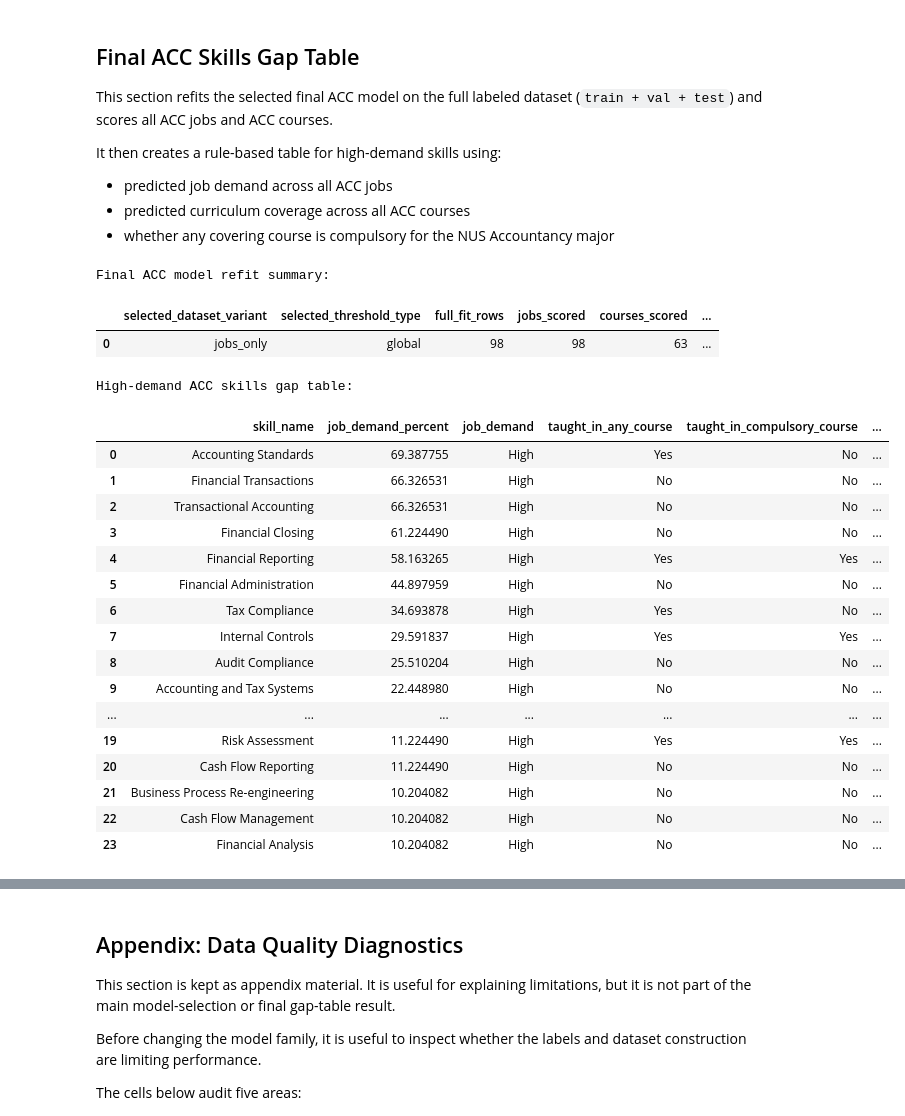
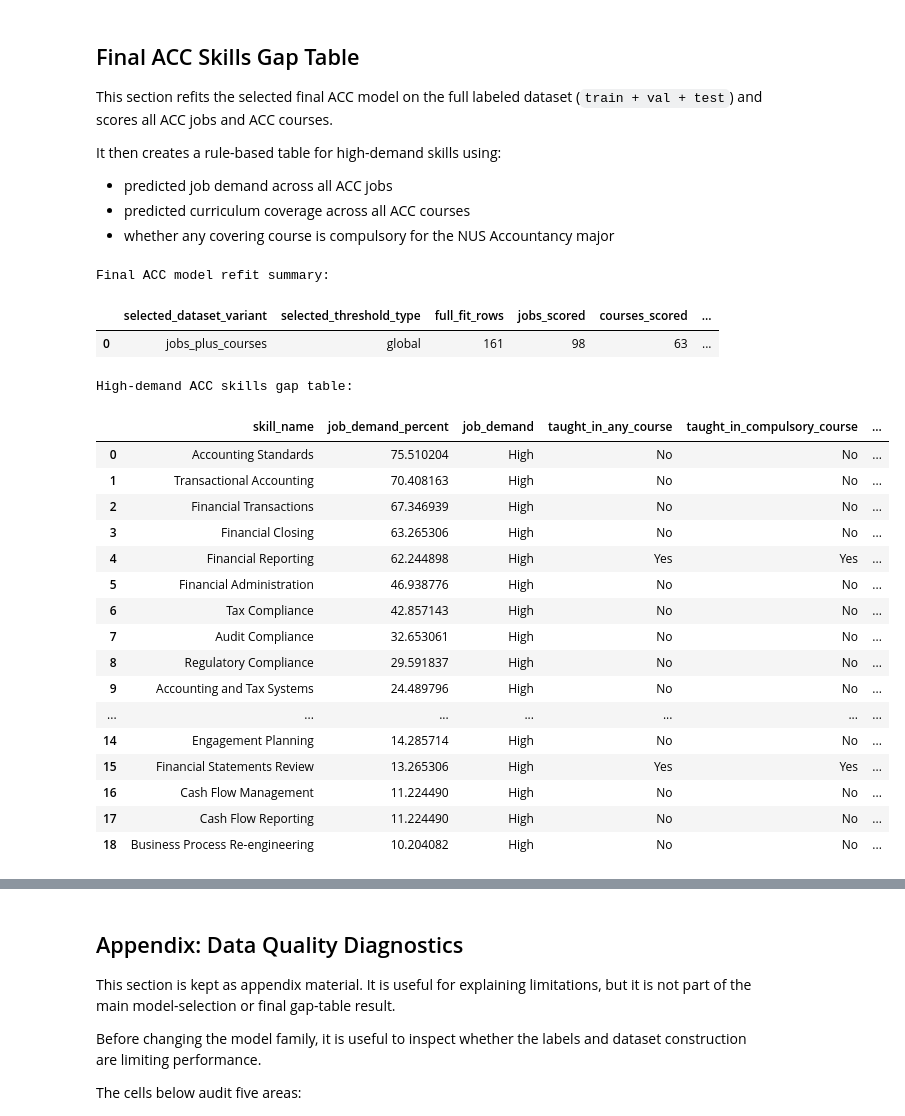
Before and after one commit to Bomb-omb/dsa4264-JobReady, a Jupyter notebook: model/ovr_thres_acc.ipynb, the cells around one changed output, grey strips where cells are left out. Saved outputs shown, nothing was run; the diff lists cells and outputs as text; code cells hidden in the pictures.

```diff
--- a/model/ovr_thres_acc.ipynb
+++ b/model/ovr_thres_acc.ipynb
@@ -125,46 +125,54 @@ def build_dataset(train_df, val_df, test_df, skill_names):
     return X_train, X_val, X_test, Y_train, Y_val, Y_test
 
 
-def fit_ovr_probabilities(X_train, Y_train, X_val, X_test, skill_names):
-    # Initialize probability arrays with zeros
+def fit_ovr_probabilities(X_train, Y_train, X_val, skill_names):
+    # Fit on train and score validation only; test is handled after model selection.
     train_proba = np.zeros((X_train.shape[0], len(skill_names)), dtype=np.float32)
     val_proba = np.zeros((X_val.shape[0], len(skill_names)), dtype=np.float32)
-    test_proba = np.zeros((X_test.shape[0], len(skill_names)), dtype=np.float32)
 
     fitted_mask = np.zeros(len(skill_names), dtype=bool)
     fitted_models = [None] * len(skill_names)
+    constant_proba = np.full(len(skill_names), np.nan, dtype=np.float32)
     skipped_skills = []
 
     for j, skill_name in enumerate(skill_names):
         y_train_j = Y_train[:, j]
         unique_classes = np.unique(y_train_j)
 
-        # Handle edge case: Skill has only one class (all 0s or all 1s)
+        # LogisticRegression needs both positive and negative examples.
         if len(unique_classes) < 2:
             constant_val = float(unique_classes[0])
             train_proba[:, j] = constant_val
             val_proba[:, j] = constant_val
-            test_proba[:, j] = constant_val
+            constant_proba[j] = constant_val
             skipped_skills.append(skill_name)
             continue
 
-        # Standard OvR Binary Classifier
         model = LogisticRegression(
-            class_weight="balanced", # Vital for rare skills
+            class_weight="balanced",
             max_iter=2000,
-            random_state=42
+            random_state=42,
         )
         model.fit(X_train, y_train_j)
 
-        # Store Class 1 (Positive) probabilities
         train_proba[:, j] = model.predict_proba(X_train)[:, 1]
         val_proba[:, j] = model.predict_proba(X_val)[:, 1]
-        test_proba[:, j] = model.predict_proba(X_test)[:, 1]
 
         fitted_mask[j] = True
         fitted_models[j] = model
 
-    return train_proba, val_proba, test_proba, fitted_mask, fitted_models, skipped_skills
+    return train_proba, val_proba, fitted_mask, fitted_models, skipped_skills, constant_proba
+
+
+def predict_ovr_probabilities(X, fitted_models, constant_proba, skill_names):
+    proba = np.zeros((X.shape[0], len(skill_names)), dtype=np.float32)
+    for j, model in enumerate(fitted_models):
+        if model is None:
+            if not np.isnan(constant_proba[j]):
+                proba[:, j] = constant_proba[j]
+            continue
+        proba[:, j] = model.predict_proba(X)[:, 1]
+    return proba
 
 
 def micro_metrics(y_true, y_pred):
@@ -318,10 +328,5 @@ This helps us compare the OVR model against the same kinds of setups explored in
 # %%
 dataset_variants = {
-    "jobs_only": {
-        "train": jobs_train_df,
-        "val": jobs_val_df,
-        "test": jobs_test_df,
-    },
     "jobs_plus_courses": {
         "train": pd.concat([jobs_train_df, courses_train_df], ignore_index=True),
         "val": pd.concat([jobs_val_df, courses_val_df], ignore_index=True),
@@ -787,10 +775,7 @@ if "courses_all_df" not in globals():
         courses_test_df.assign(split="test"),
     ], ignore_index=True)
 
-if best_variant_name == "jobs_only":
-    full_fit_df = jobs_all_df.reset_index(drop=True).copy()
-else:
-    full_fit_df = pd.concat([jobs_all_df, courses_all_df], ignore_index=True)
+full_fit_df = pd.concat([jobs_all_df, courses_all_df], ignore_index=True)
 
 X_full_fit = np.vstack(full_fit_df["embedding"].to_numpy()).astype(np.float32)
 Y_full_fit = build_indicator_matrix(full_fit_df["actual_skill_lists"].tolist(), skill_names)
@@ -902,50 +887,50 @@ final_model_refit_summary_df = pd.DataFrame({
     "selected_dataset_variant": [best_variant_name],
     "selected_threshold_type": [best_threshold_type],
     "full_fit_rows": [len(full_fit_df)],
     "jobs_scored": [len(jobs_all_df)],
     "courses_scored": [len(courses_all_df)],
     "fitted_skills_after_refit": [int(full_fitted_mask.sum())],
     "skipped_skills_after_refit": [len(full_skipped_skills)],
     "high_demand_threshold_percent": [HIGH_DEMAND_THRESHOLD_PERCENT],
 })
 
 print("Final ACC model refit summary:")
 display(final_model_refit_summary_df)
 print()
 print("High-demand ACC skills gap table:")
 display(high_demand_gap_table_df[[
     "skill_name",
     "job_demand_percent",
     "job_demand",
     "taught_in_any_course",
     "taught_in_compulsory_course",
     "curriculum_coverage",
     "gap_interpretation",
     "compulsory_courses",
     "elective_courses",
 ]])
 # %% [output]
 Final ACC model refit summary:
 |  | selected_dataset_variant | selected_threshold_type | full_fit_rows | jobs_scored | courses_scored | ... |
-| 0 | jobs_only | global | 98 | 98 | 63 | ... |
+| 0 | jobs_plus_courses | global | 161 | 98 | 63 | ... |
 High-demand ACC skills gap table:
 |  | skill_name | job_demand_percent | job_demand | taught_in_any_course | taught_in_compulsory_course | ... |
-| 0 | Accounting Standards | 69.387755 | High | Yes | No | ... |
-| 1 | Financial Transactions | 66.326531 | High | No | No | ... |
-| 2 | Transactional Accounting | 66.326531 | High | No | No | ... |
-| 3 | Financial Closing | 61.224490 | High | No | No | ... |
-| 4 | Financial Reporting | 58.163265 | High | Yes | Yes | ... |
-| 5 | Financial Administration | 44.897959 | High | No | No | ... |
-| 6 | Tax Compliance | 34.693878 | High | Yes | No | ... |
-| 7 | Internal Controls | 29.591837 | High | Yes | Yes | ... |
-| 8 | Audit Compliance | 25.510204 | High | No | No | ... |
-| 9 | Accounting and Tax Systems | 22.448980 | High | No | No | ... |
+| 0 | Accounting Standards | 75.510204 | High | No | No | ... |
+| 1 | Transactional Accounting | 70.408163 | High | No | No | ... |
+| 2 | Financial Transactions | 67.346939 | High | No | No | ... |
+| 3 | Financial Closing | 63.265306 | High | No | No | ... |
+| 4 | Financial Reporting | 62.244898 | High | Yes | Yes | ... |
+| 5 | Financial Administration | 46.938776 | High | No | No | ... |
+| 6 | Tax Compliance | 42.857143 | High | No | No | ... |
+| 7 | Audit Compliance | 32.653061 | High | No | No | ... |
+| 8 | Regulatory Compliance | 29.591837 | High | No | No | ... |
+| 9 | Accounting and Tax Systems | 24.489796 | High | No | No | ... |
 | ... | ... | ... | ... | ... | ... | ... |
-| 19 | Risk Assessment | 11.224490 | High | Yes | Yes | ... |
-| 20 | Cash Flow Reporting | 11.224490 | High | No | No | ... |
-| 21 | Business Process Re-engineering | 10.204082 | High | No | No | ... |
-| 22 | Cash Flow Management | 10.204082 | High | No | No | ... |
-| 23 | Financial Analysis | 10.204082 | High | No | No | ... |
+| 14 | Engagement Planning | 14.285714 | High | No | No | ... |
+| 15 | Financial Statements Review | 13.265306 | High | Yes | Yes | ... |
+| 16 | Cash Flow Management | 11.224490 | High | No | No | ... |
+| 17 | Cash Flow Reporting | 11.224490 | High | No | No | ... |
+| 18 | Business Process Re-engineering | 10.204082 | High | No | No | ... |
 # %% [markdown]
 ## Summary
 
```
Also changed, not shown: parts of 9 cells of this notebook.
